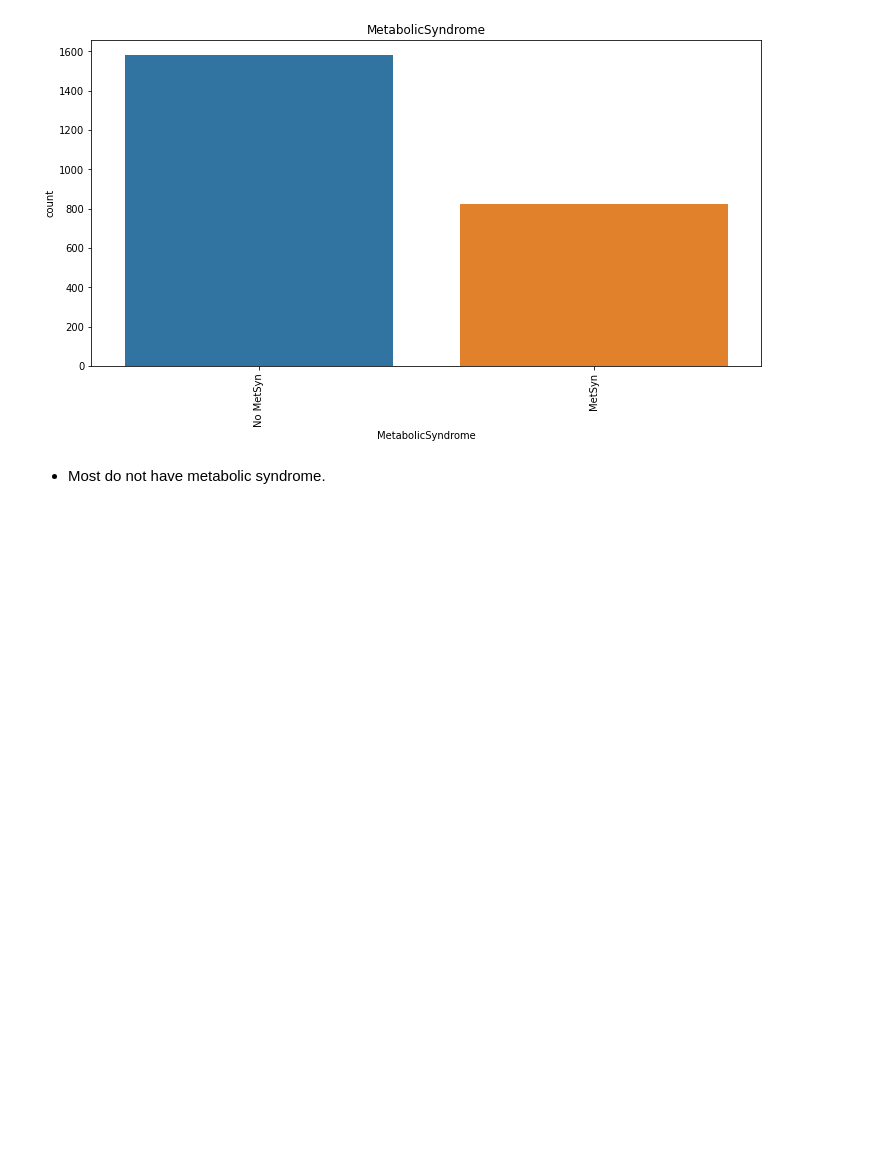
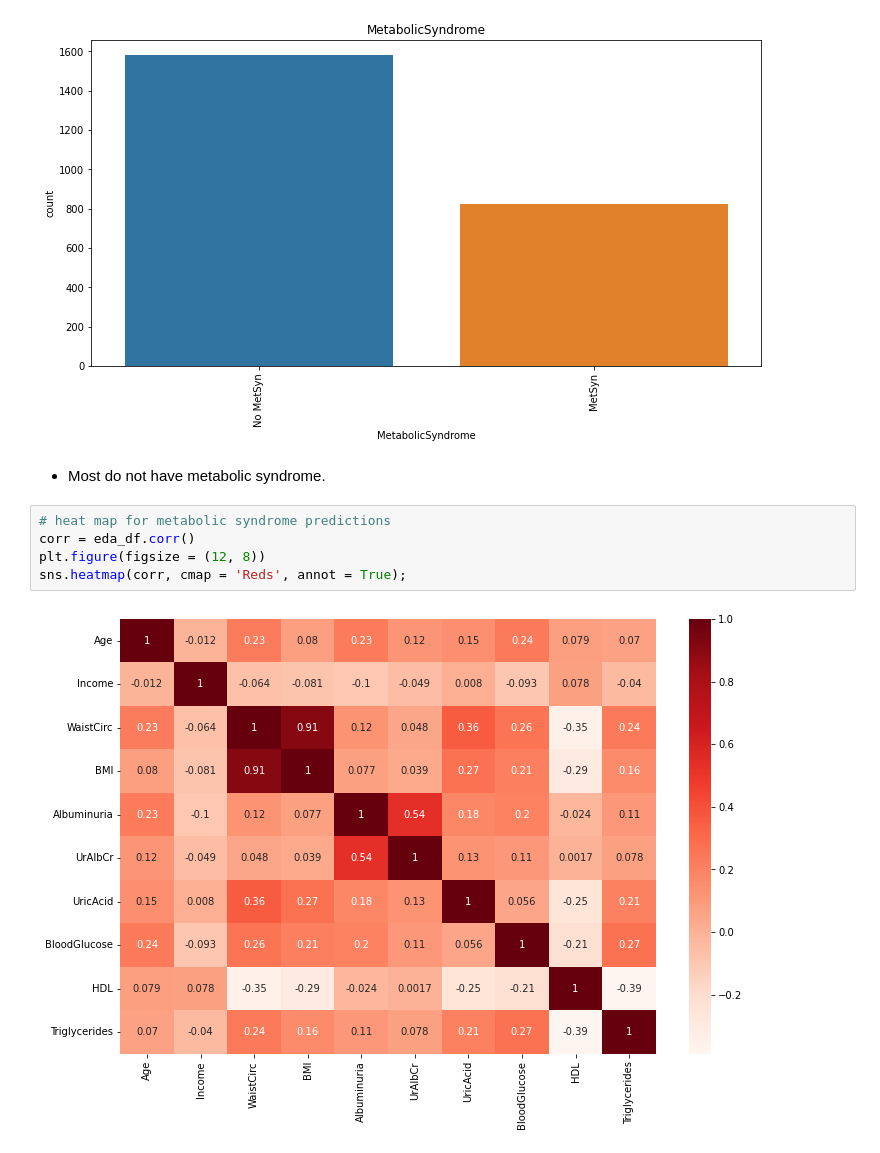
Before and after one commit to Beagan19/Classification-Metabolic-Syndrome-Prediction, a Jupyter notebook: Classification_Metabolic_Syndrome_Predictions.ipynb, the cells around one changed output. Cells and saved outputs as stored; diff of their text form; blank space fills up the shorter version.

Commit message:
added multivariate graphs

```diff
--- a/Classification_Metabolic_Syndrome_Predictions.ipynb
+++ b/Classification_Metabolic_Syndrome_Predictions.ipynb
@@ -632,3 +632,10 @@ plt.title('MetabolicSyndrome');
 [figure]
 # %% [markdown]
 - Most do not have metabolic syndrome.
+# %%
+# heat map for metabolic syndrome predictions
+corr = eda_df.corr()
+plt.figure(figsize = (12, 8))
+sns.heatmap(corr, cmap = 'Reds', annot = True);
+# %% [output]
+[figure, added]
```
Also changed, not shown: parts of 35 cells of this notebook.
